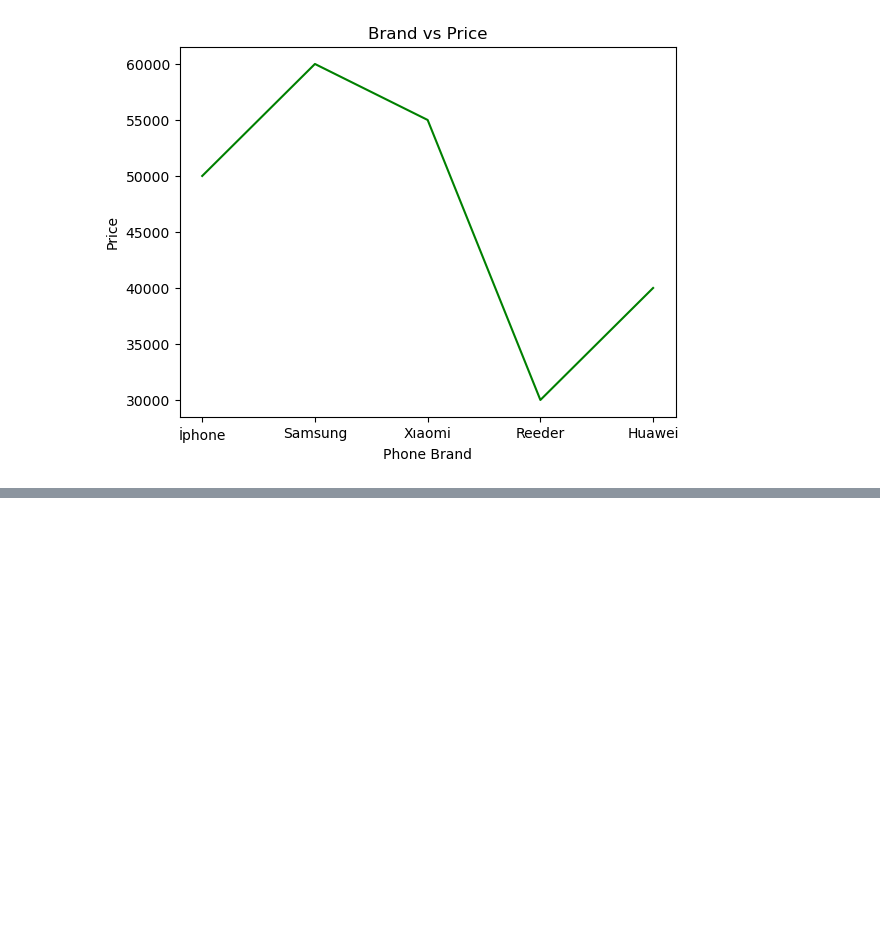
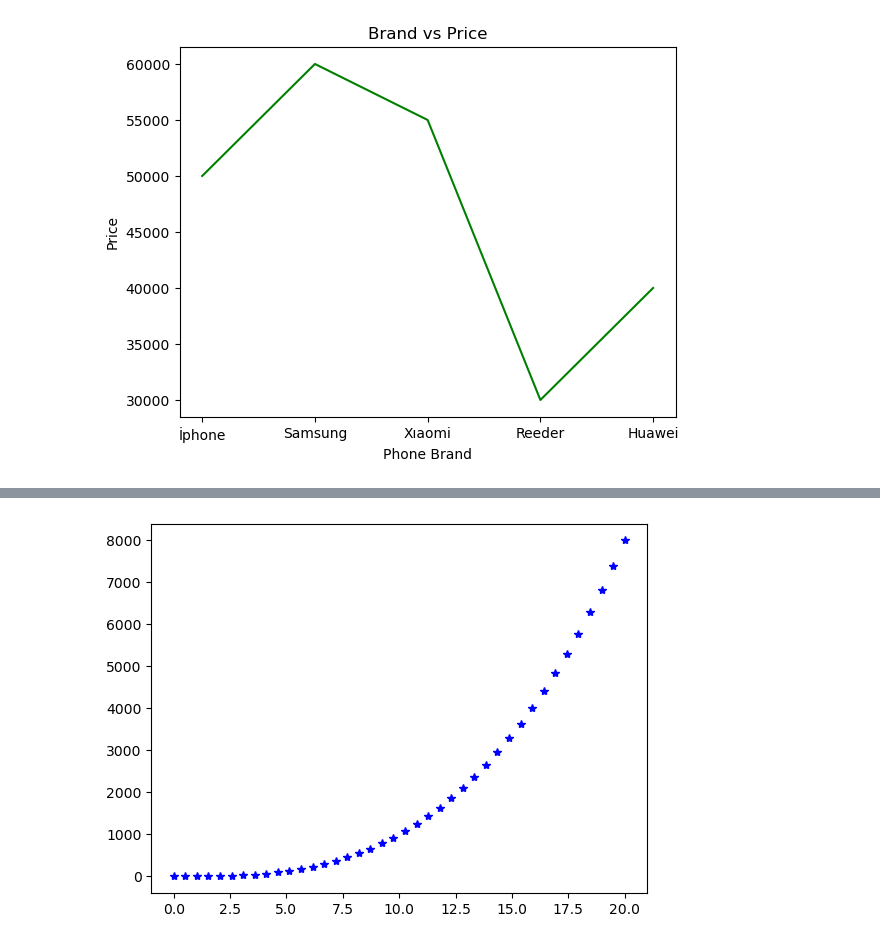
Before and after one commit to omerrkazakk/Data-Science, a Jupyter notebook: 9-IntroToMatplotlib.ipynb, the cells around one changed output, grey strips where cells are left out. Cells and saved outputs as stored; diff of their text form; code cells hidden in the pictures; blank space fills up the shorter version.

```diff
--- a/9-IntroToMatplotlib.ipynb
+++ b/9-IntroToMatplotlib.ipynb
@@ -38,0 +96,5 @@ plt.show()
+# %%
+plt.plot(numpy_array1 , numpy_array2 , "b*")
+plt.show()
+# %% [output]
+[figure, added]
```
Also changed, not shown: parts of 20 cells of this notebook.
